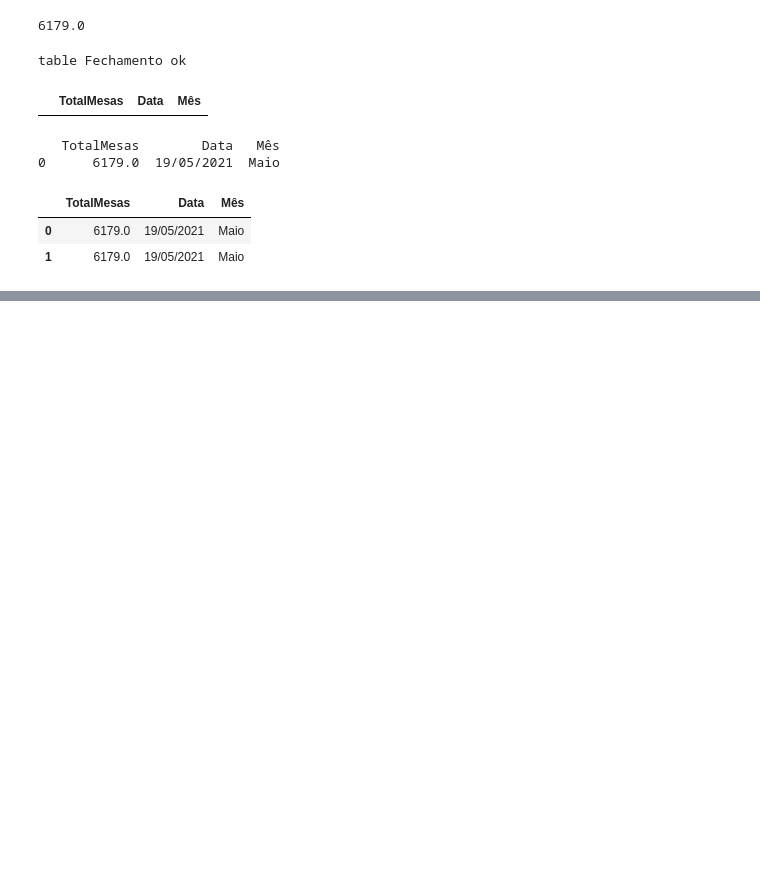
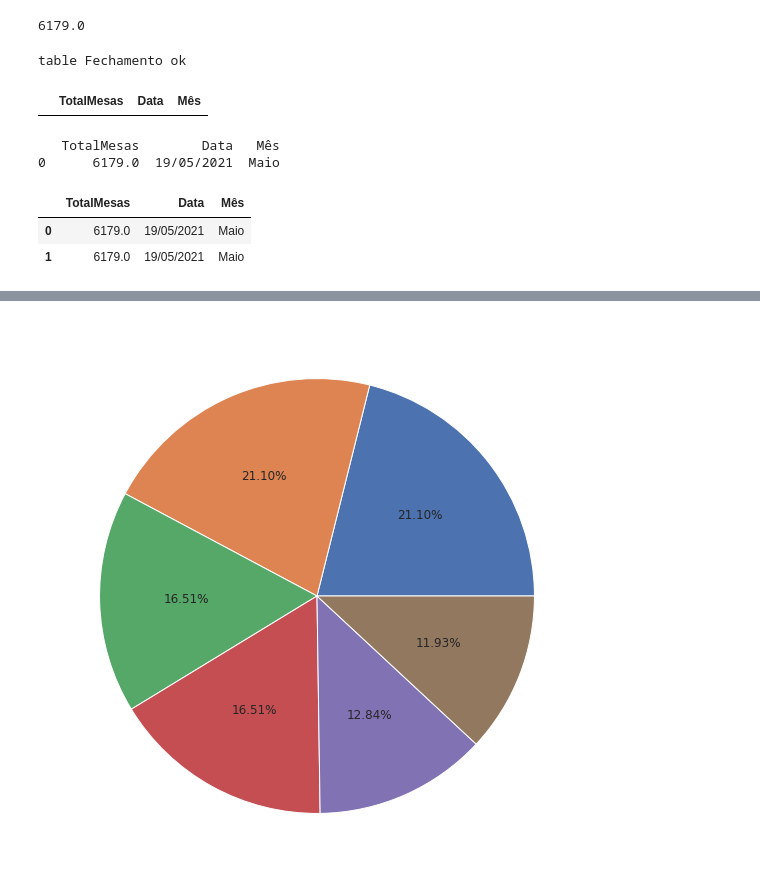
Before and after one commit to RFFSoftwareEngineering/DesafioDataAnalytics, a Jupyter notebook: DesafioFalqon.ipynb, the cells around one changed output, grey strips where cells are left out. Saved outputs shown, nothing was run; the diff lists cells and outputs as text; code cells hidden in the pictures; blank space fills up the shorter version.

```diff
--- a/DesafioFalqon.ipynb
+++ b/DesafioFalqon.ipynb
@@ -1141,0 +1296,8 @@ display(FechamentoFinal)
+# %%
+plt.figure(figsize = (25 , 10))
+
+plt.pie(SuperTable["ID"].value_counts(), autopct = "%1.2f%%")
+
+plt.show()
+# %% [output]
+[figure, added]
```
Also changed, not shown: parts of 24 cells of this notebook.
